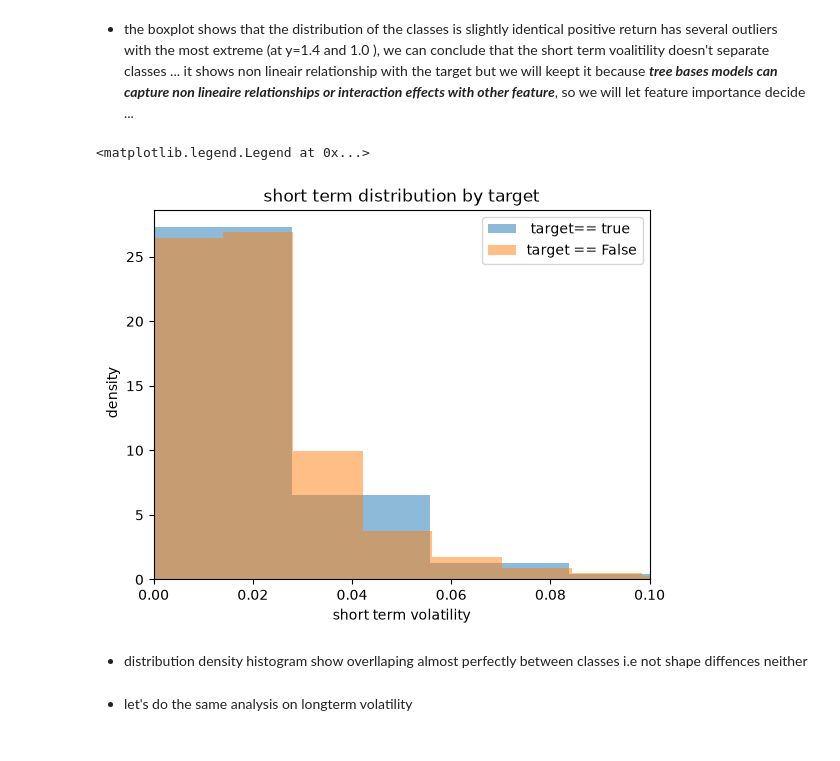
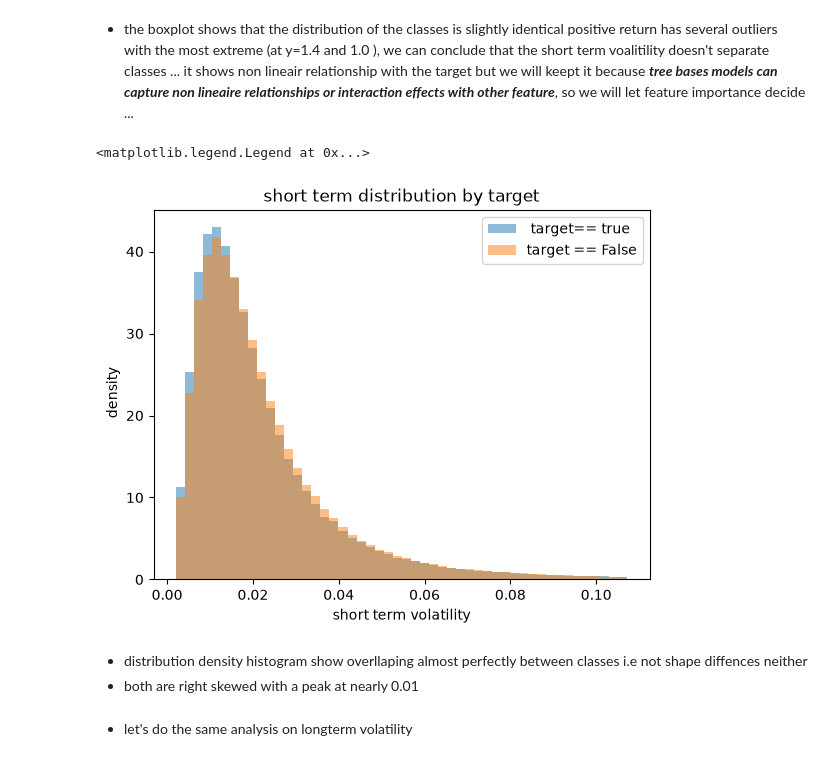
Before and after one commit to AchrafEssaleh/Market-Neutral-Alpha-Prediction, a Jupyter notebook: notebooks/feature_engineering.ipynb, the cells around one changed output. Drawn from its saved outputs; the diff is of its cells as text; code cells hidden in the pictures.

```diff
--- a/notebooks/feature_engineering.ipynb
+++ b/notebooks/feature_engineering.ipynb
@@ -182,33 +236,37 @@ Text(0.5, 0.98, '')
 # %% [markdown]
 - the boxplot shows that the distribution of the classes is slightly identical positive return has several outliers with the most extreme (at y=1.4 and 1.0 ), we can conclude that the short term voalitility doesn't separate classes ... it shows non lineair relationship with the target but we will keept it because ***tree bases models can capture non lineaire relationships or interaction effects with other feature***, so we will let feature importance decide ...
 # %%
+lower,upper = df_target_std_ret5["RET_STD_5"].quantile([0.01,0.99])
 plt.hist(
     df_target_std_ret5[df_target_std_ret5["RET"]==True]["RET_STD_5"],
     bins=50,
     alpha=0.5,
     label=" target== true",
+    range=(lower,upper),
     density="True",
     #histtype="step"
 )
 plt.hist(
     df_target_std_ret5[df_target_std_ret5["RET"]==False]["RET_STD_5"],
     bins=50,
     alpha=0.5,
     label="target == False",
+    range=(lower,upper),
     density=True,
    # histtype="step"
 )
 
 plt.xlabel("short term volatility")
 plt.ylabel(" density")
 plt.title("short term distribution by target")
-plt.xlim(0,0.1)
+#plt.xlim(0,0.1)
 plt.legend()
 # %% [output]
 <matplotlib.legend.Legend at 0x...>
-[figure, old version]
+[figure, new version]
 # %% [markdown]
 - distribution density histogram show overllaping almost perfectly between classes i.e not shape diffences neither
+- both are right skewed with a peak at nearly 0.01
 # %% [markdown]
 - let's do the same analysis on longterm volatility
 # %% [markdown]
```
Also changed, not shown: parts of 36 cells of this notebook.
